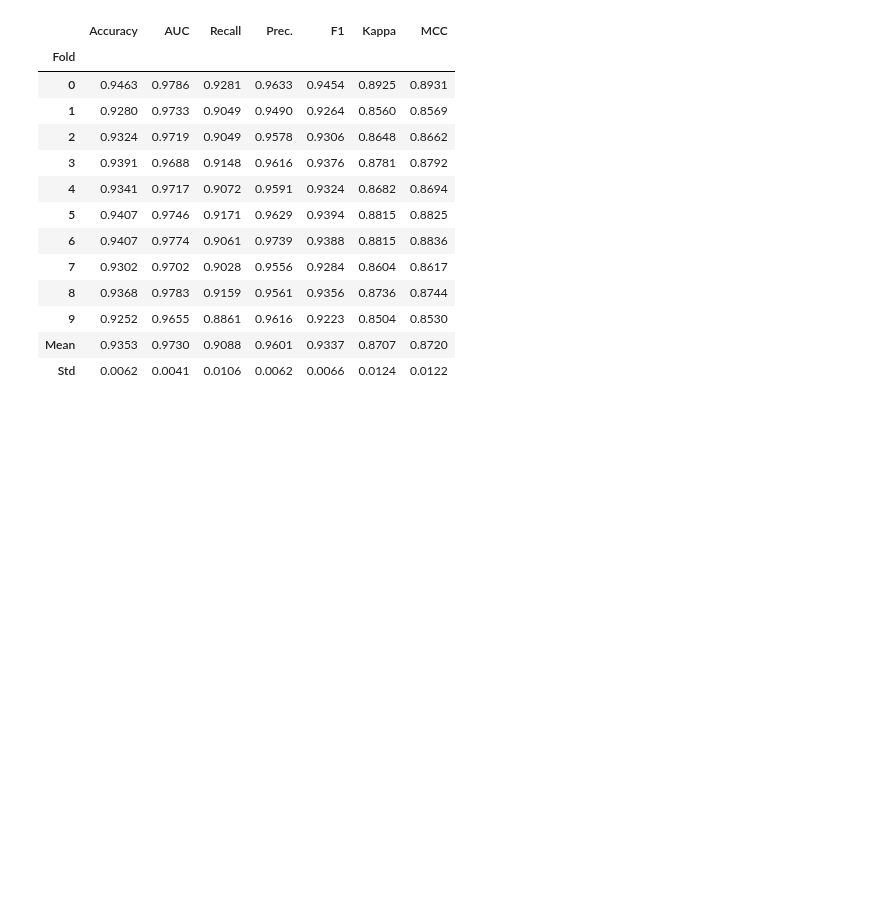
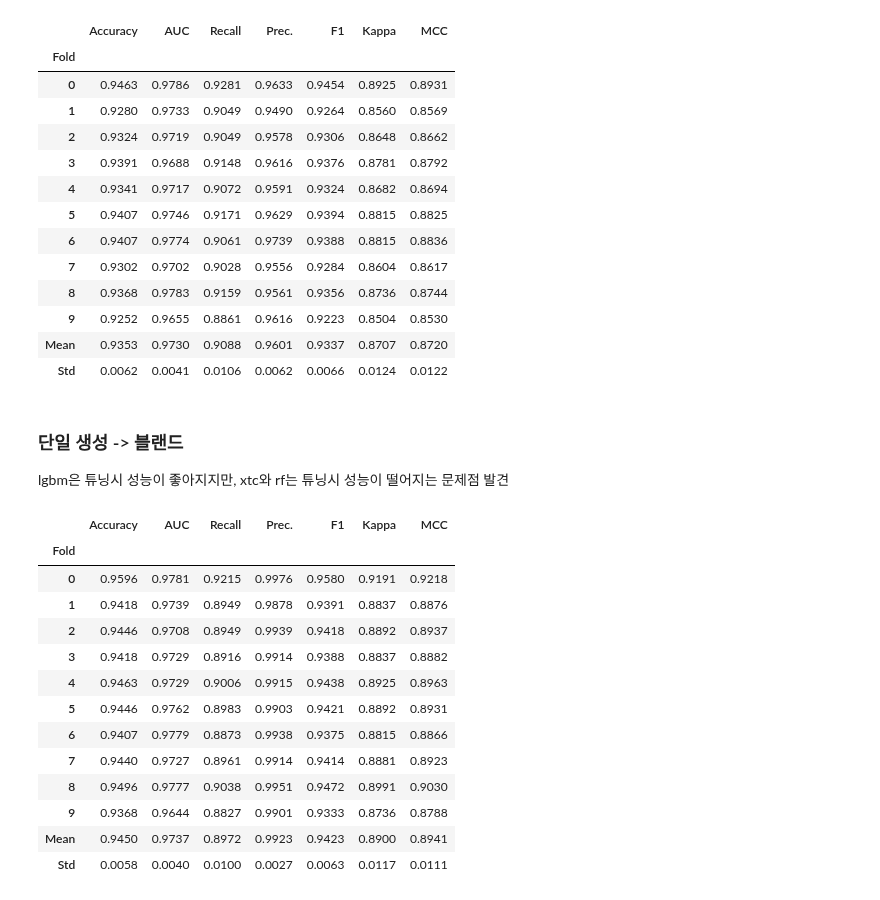
Before and after one commit to nuyhc/Struggles, a Jupyter notebook: Classifying Oil Conditions of Construction Machine/clf_oil_cond_cm.ipynb, the cells around one changed output. Saved outputs shown, nothing was run; the diff lists cells and outputs as text; code cells hidden in the pictures; blank space fills up the shorter version.

```diff
--- a/Classifying Oil Conditions of Construction Machine/clf_oil_cond_cm.ipynb
+++ b/Classifying Oil Conditions of Construction Machine/clf_oil_cond_cm.ipynb
@@ -263,3 +263,25 @@ sub = pd.read_csv("./data/sample_submission.csv")
 sub["Y_LABEL"] = pred["Label"]
 # %%
 sub.to_csv("./pycaret_tuned3.csv", index=False)
+# %% [markdown]
+### 단일 생성 -> 블랜드
+lgbm은 튜닝시 성능이 좋아지지만, xtc와 rf는 튜닝시 성능이 떨어지는 문제점 발견
+# %%
+clf_et = pycaret_clf.create_model("et")
+clf_rf = pycaret_clf.create_model("rf")
+clf_lgbm = pycaret_clf.create_model("lightgbm")
+# %% [output]
+|  | Accuracy | AUC | Recall | Prec. | F1 | Kappa | MCC |
+| Fold |  |  |  |  |  |  |  |
+| 0 | 0.9596 | 0.9781 | 0.9215 | 0.9976 | 0.9580 | 0.9191 | 0.9218 |
+| 1 | 0.9418 | 0.9739 | 0.8949 | 0.9878 | 0.9391 | 0.8837 | 0.8876 |
+| 2 | 0.9446 | 0.9708 | 0.8949 | 0.9939 | 0.9418 | 0.8892 | 0.8937 |
+| 3 | 0.9418 | 0.9729 | 0.8916 | 0.9914 | 0.9388 | 0.8837 | 0.8882 |
+| 4 | 0.9463 | 0.9729 | 0.9006 | 0.9915 | 0.9438 | 0.8925 | 0.8963 |
+| 5 | 0.9446 | 0.9762 | 0.8983 | 0.9903 | 0.9421 | 0.8892 | 0.8931 |
+| 6 | 0.9407 | 0.9779 | 0.8873 | 0.9938 | 0.9375 | 0.8815 | 0.8866 |
+| 7 | 0.9440 | 0.9727 | 0.8961 | 0.9914 | 0.9414 | 0.8881 | 0.8923 |
+| 8 | 0.9496 | 0.9777 | 0.9038 | 0.9951 | 0.9472 | 0.8991 | 0.9030 |
+| 9 | 0.9368 | 0.9644 | 0.8827 | 0.9901 | 0.9333 | 0.8736 | 0.8788 |
+| Mean | 0.9450 | 0.9737 | 0.8972 | 0.9923 | 0.9423 | 0.8900 | 0.8941 |
+| Std | 0.0058 | 0.0040 | 0.0100 | 0.0027 | 0.0063 | 0.0117 | 0.0111 |
```
Also changed, not shown: parts of 11 cells of this notebook.
